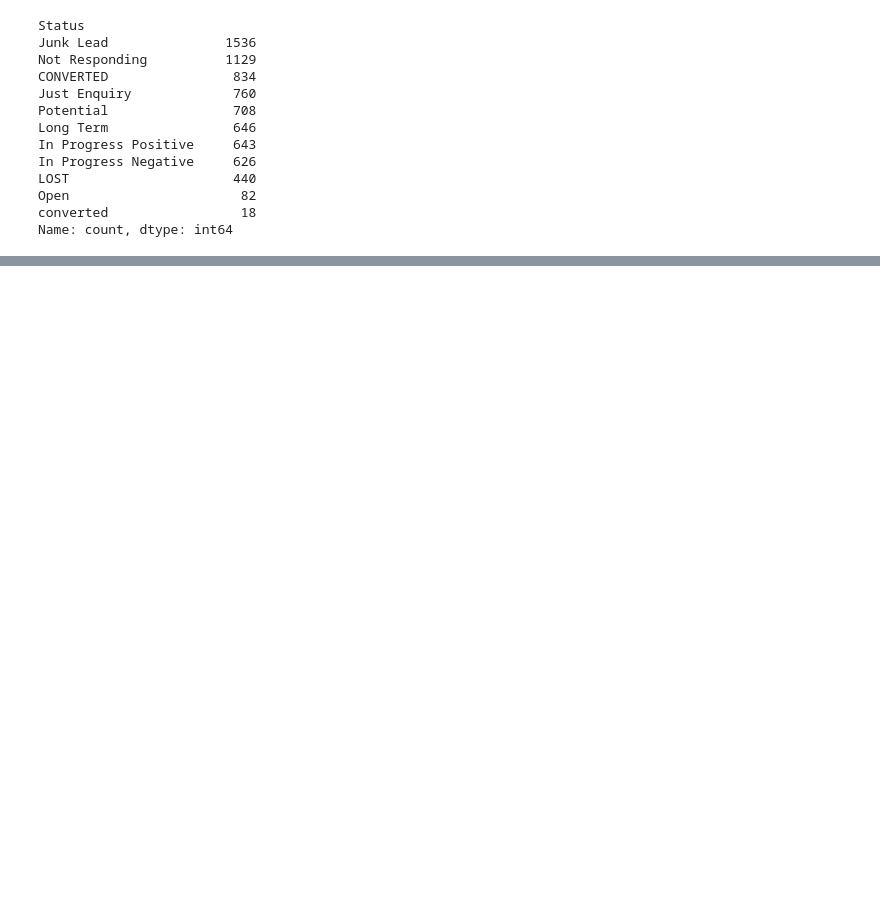
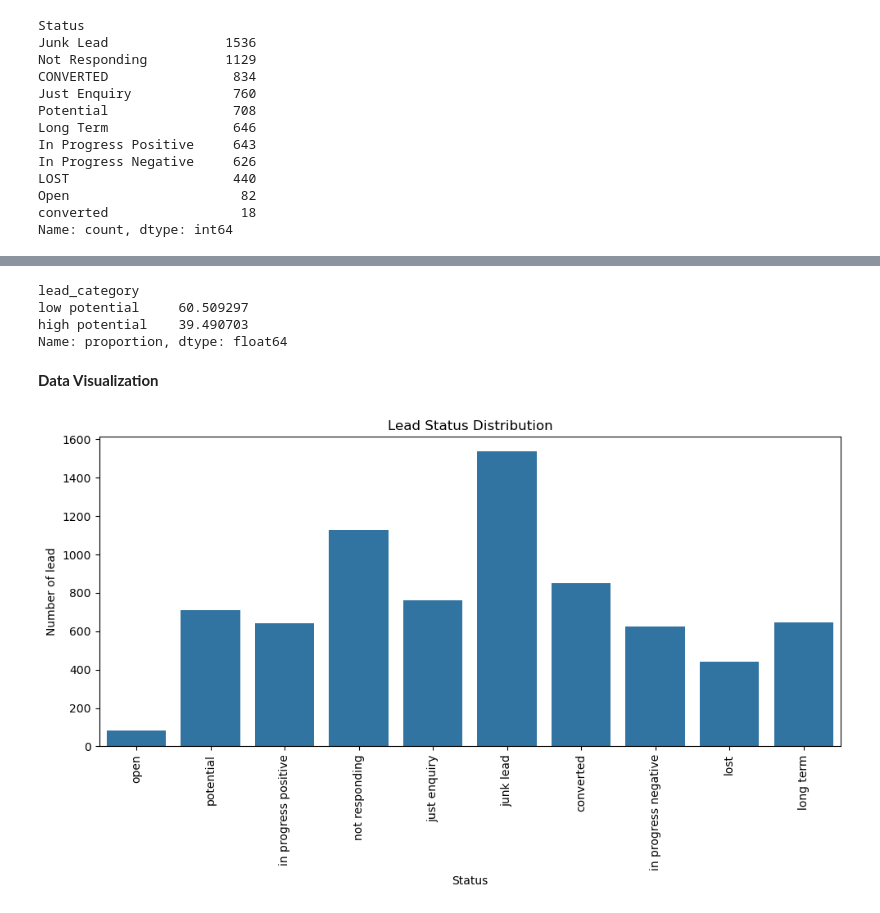
Before and after one commit to shiv-1024/Sales_Effectiveness, a Jupyter notebook: main.ipynb, the cells around one changed output, grey strips where cells are left out. Drawn from its saved outputs; the diff is of its cells as text; code cells hidden in the pictures; blank space fills up the shorter version.

```diff
--- a/main.ipynb
+++ b/main.ipynb
@@ -272,0 +200,2 @@ Name: count, dtype: int64
+# %%
+df['status_clean'] = df['Status'].str.strip().str.lower()
@@ -272,0 +242,21 @@ Name: count, dtype: int64
+# %%
+high_potential = [
+    'potential',
+    'long term',
+    'in progress positive',
+    'open',
+    'converted'
+]
+low_potential = [
+    'junk lead',
+    'not responding',
+    'just enquiry',
+    'in progress negative',
+    'lost'
+]
+
+df['lead_category'] = np.nan
+
+
+df.loc[df['status_clean'].isin(high_potential),'lead_category'] = 'high potential'
+df.loc[df['status_clean'].isin(low_potential),'lead_category']  = 'low potential'
@@ -272,0 +312,23 @@ Name: count, dtype: int64
+# %%
+df.lead_category.value_counts(normalize = True) * 100
+# %% [output]
+lead_category
+low potential     60.509297
+high potential    39.490703
+Name: proportion, dtype: float64
+# %% [markdown]
+********Data Visualization********
+# %%
+plt.figure(figsize = (10,6))
+
+sns.countplot(
+    data = df,
+    x = 'status_clean'
+)
+plt.title('Lead Status Distribution')
+plt.xlabel('Status')
+plt.ylabel('Number of lead')
+plt.xticks(rotation =90)
+plt.tight_layout()
+# %% [output]
+[figure, added]
```
Also changed, not shown: parts of 22 cells of this notebook.
